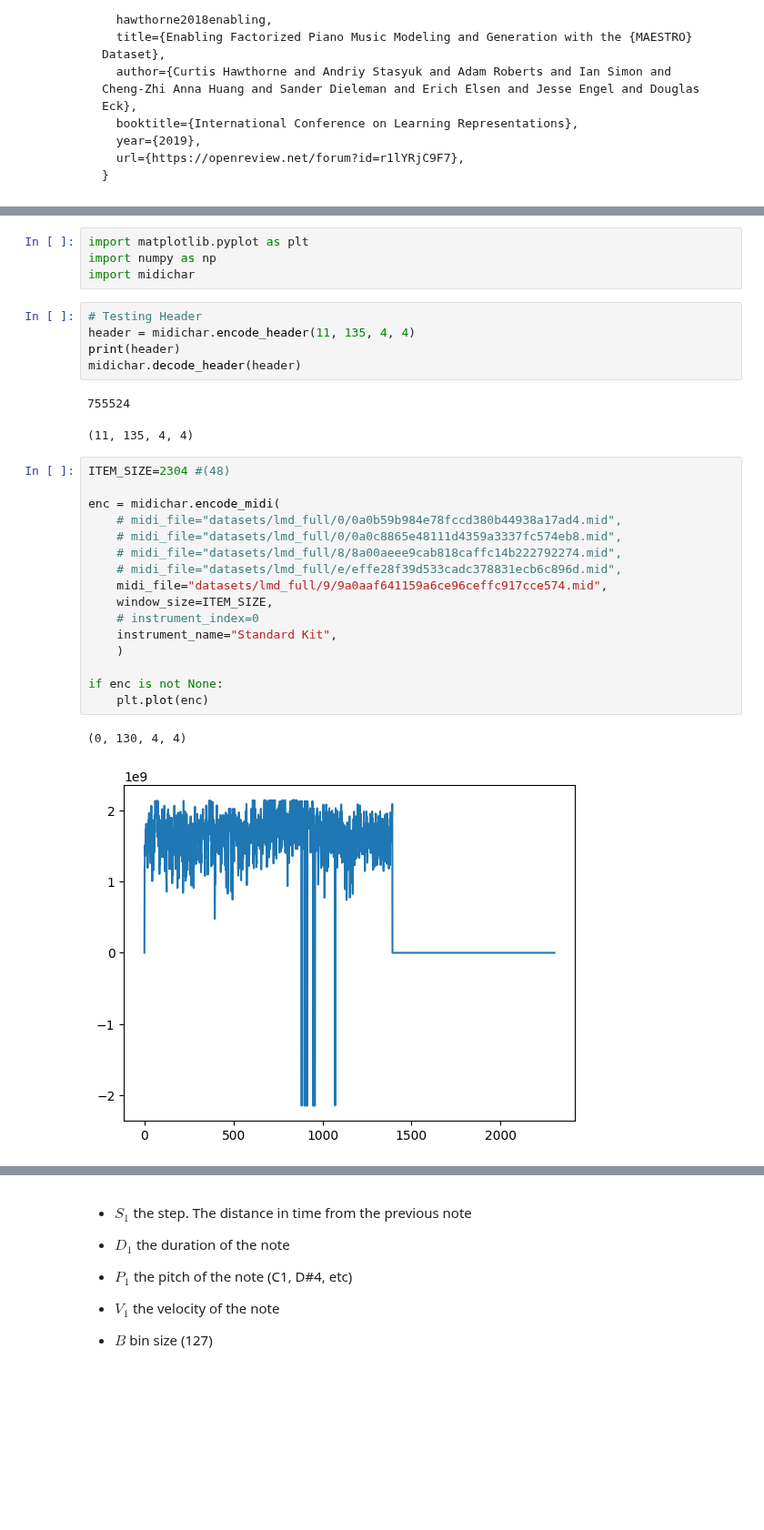
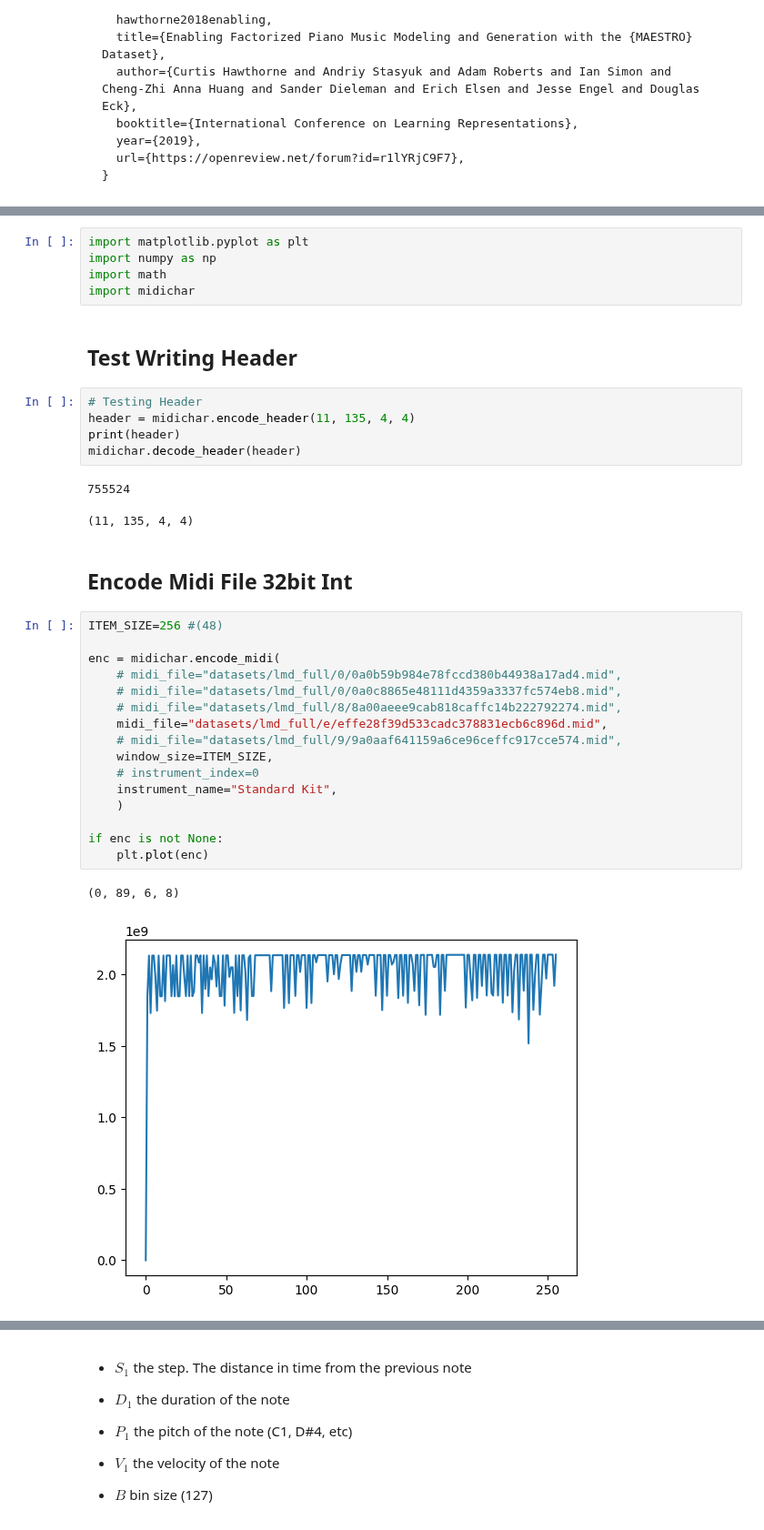
Before and after one commit to robrohan/AUT, a Jupyter notebook: Report2/spike_midi.ipynb, the cells around one changed output, grey strips where cells are left out. Shown at 91% size. Cells and saved outputs as stored; diff of their text form; blank space fills up the shorter version.

```diff
--- a/Report2/spike_midi.ipynb
+++ b/Report2/spike_midi.ipynb
@@ -15,7 +17,10 @@ https://arxiv.org/abs/1810.12247
 # %%
 import matplotlib.pyplot as plt
 import numpy as np
+import math
 import midichar
+# %% [markdown]
+## Test Writing Header
 # %%
 # Testing Header
 header = midichar.encode_header(11, 135, 4, 4)
@@ -24,22 +29,24 @@ midichar.decode_header(header)
 # %% [output]
 755524
 (11, 135, 4, 4)
+# %% [markdown]
+## Encode Midi File 32bit Int
 # %%
-ITEM_SIZE=2304 #(48)
+ITEM_SIZE=256 #(48)
 
 enc = midichar.encode_midi(
     # midi_file="datasets/lmd_full/0/0a0b59b984e78fccd380b44938a17ad4.mid",
     # midi_file="datasets/lmd_full/0/0a0c8865e48111d4359a3337fc574eb8.mid",
     # midi_file="datasets/lmd_full/8/8a00aeee9cab818caffc14b222792274.mid",
-    # midi_file="datasets/lmd_full/e/effe28f39d533cadc378831ecb6c896d.mid",
-    midi_file="datasets/lmd_full/9/9a0aaf641159a6ce96ceffc917cce574.mid",
+    midi_file="datasets/lmd_full/e/effe28f39d533cadc378831ecb6c896d.mid",
+    # midi_file="datasets/lmd_full/9/9a0aaf641159a6ce96ceffc917cce574.mid",
     window_size=ITEM_SIZE,
     # instrument_index=0
     instrument_name="Standard Kit",
     )
 
 if enc is not None:
     plt.plot(enc)
 # %% [output]
-(0, 130, 4, 4)
+(0, 89, 6, 8)
-[figure, old version]
+[figure, new version]
```
Also changed, not shown: parts of 11 cells of this notebook, 2 other files.
